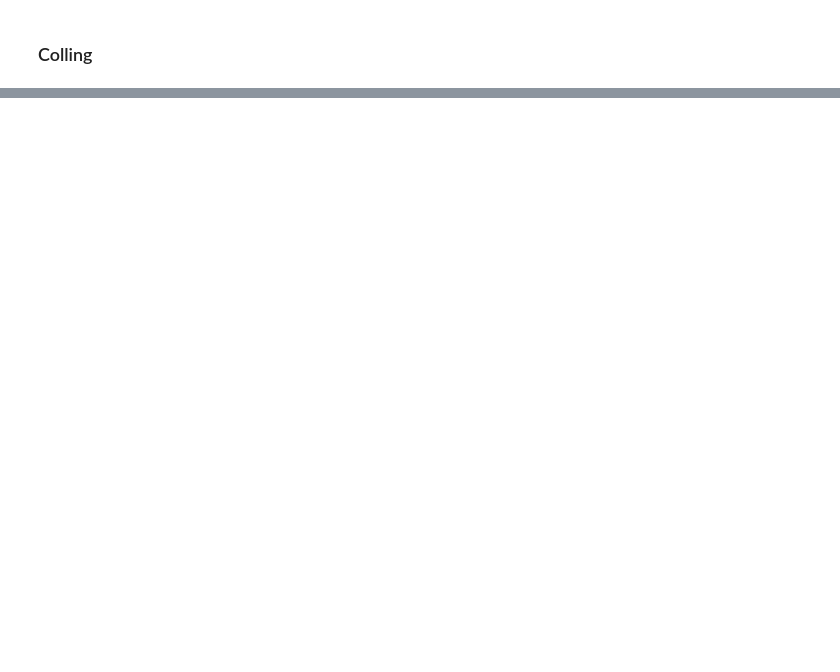
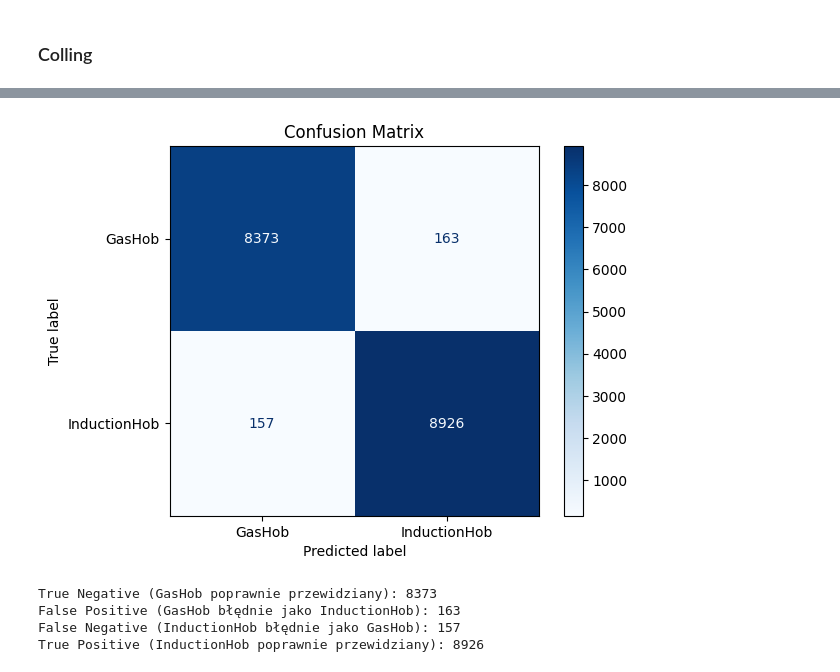
Before and after one commit to JSlusarek/Projekt-Dyplomowy-ISSI-Jan-lusarek-Kacper-Gruca, a Jupyter notebook: working_dir/code/simulator_prototype_JS.ipynb, the cells around one changed output, grey strips where cells are left out. Saved outputs shown, nothing was run; the diff lists cells and outputs as text; code cells hidden in the pictures; blank space fills up the shorter version.

```diff
--- a/working_dir/code/simulator_prototype_JS.ipynb
+++ b/working_dir/code/simulator_prototype_JS.ipynb
@@ -232,0 +361,24 @@ NoSuchDriverException: Message: Unable to obtain driver for firefox; For documen
+# %%
+from sklearn.model_selection import train_test_split
+from sklearn.ensemble import RandomForestClassifier
+from sklearn.metrics import classification_report
+from sklearn.metrics import confusion_matrix, ConfusionMatrixDisplay
+import matplotlib.pyplot as plt
+
+
+# Przygotowanie danych
+X = results[["cost_pln", "co2_emission_kg", "energy_kwh",
+             "device_cost", "normalized_comfort",
+             "normalized_failure_rate"]]
+y = results["optimal_device"]
+
+# Podział na zbiór treningowy i testowy
+X_train, X_test, y_train, y_test = train_test_split(X, y, test_size=0.3, random_state=42)
+
+# Trenowanie klasyfikatora
+clf = RandomForestClassifier(random_state=42)
+clf.fit(X_train, y_train)
+
+# Ocena klasyfikatora
+y_pred = clf.predict(X_test)
+print(classification_report(y_test, y_pred))
@@ -232,0 +394,21 @@ NoSuchDriverException: Message: Unable to obtain driver for firefox; For documen
+# %%
+cm = confusion_matrix(y_test, y_pred)
+
+# Wyświetlanie
+disp = ConfusionMatrixDisplay(cm, display_labels=["GasHob", "InductionHob"])
+disp.plot(cmap='Blues')
+plt.title("Confusion Matrix")
+plt.show()
+
+# Wyświetlanie szczegółowych informacji
+tn, fp, fn, tp = cm.ravel()
+print(f"True Negative (GasHob poprawnie przewidziany): {tn}")
+print(f"False Positive (GasHob błędnie jako InductionHob): {fp}")
+print(f"False Negative (InductionHob błędnie jako GasHob): {fn}")
+print(f"True Positive (InductionHob poprawnie przewidziany): {tp}")
+# %% [output]
+[figure, added]
+True Negative (GasHob poprawnie przewidziany): 8373
+False Positive (GasHob błędnie jako InductionHob): 163
+False Negative (InductionHob błędnie jako GasHob): 157
+True Positive (InductionHob poprawnie przewidziany): 8926
```
Also changed, not shown: parts of 20 cells of this notebook, 10 other files.
